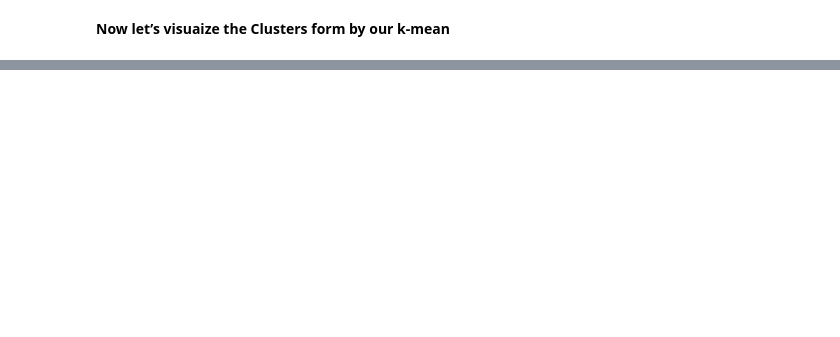
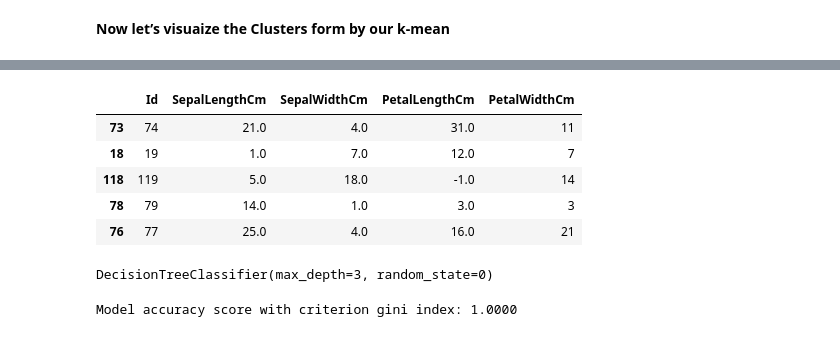
Before and after one commit to MuhammadFaisalAvicenna/datamining, a Jupyter notebook: Notebook.ipynb, the cells around one changed output, grey strips where cells are left out. Drawn from its saved outputs; the diff is of its cells as text; code cells hidden in the pictures; blank space fills up the shorter version.

```diff
--- a/Notebook.ipynb
+++ b/Notebook.ipynb
@@ -757,0 +735,9 @@ ax.legend()
+# %%
+X_test.head()
+# %% [output]
+|  | Id | SepalLengthCm | SepalWidthCm | PetalLengthCm | PetalWidthCm |
+| 73 | 74 | 21.0 | 4.0 | 31.0 | 11 |
+| 18 | 19 | 1.0 | 7.0 | 12.0 | 7 |
+| 118 | 119 | 5.0 | 18.0 | -1.0 | 14 |
+| 78 | 79 | 14.0 | 1.0 | 3.0 | 3 |
+| 76 | 77 | 25.0 | 4.0 | 16.0 | 21 |
@@ -757,0 +748,10 @@ ax.legend()
+# %%
+# instantiate the DecisionTreeClassifier model with criterion gini index
+
+clf_gini = DecisionTreeClassifier(criterion='gini', max_depth=3, random_state=0)
+
+
+# fit the model
+clf_gini.fit(X_train, y_train)
+# %% [output]
+DecisionTreeClassifier(max_depth=3, random_state=0)
@@ -757,0 +760,6 @@ ax.legend()
+# %%
+from sklearn.metrics import accuracy_score
+
+print('Model accuracy score with criterion gini index: {0:0.4f}'. format(accuracy_score(y_test, y_pred_gini)))
+# %% [output]
+Model accuracy score with criterion gini index: 1.0000
```
Also changed, not shown: parts of 46 cells of this notebook.
